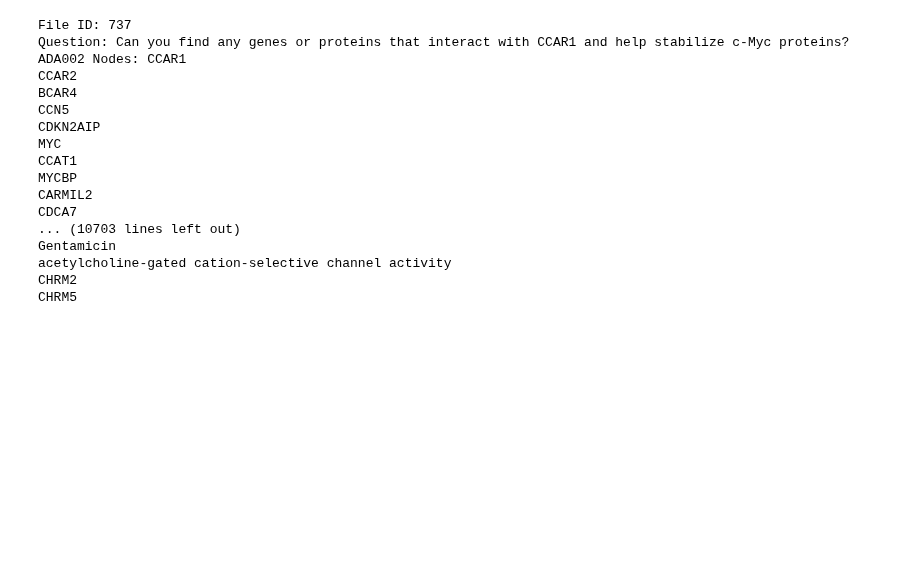
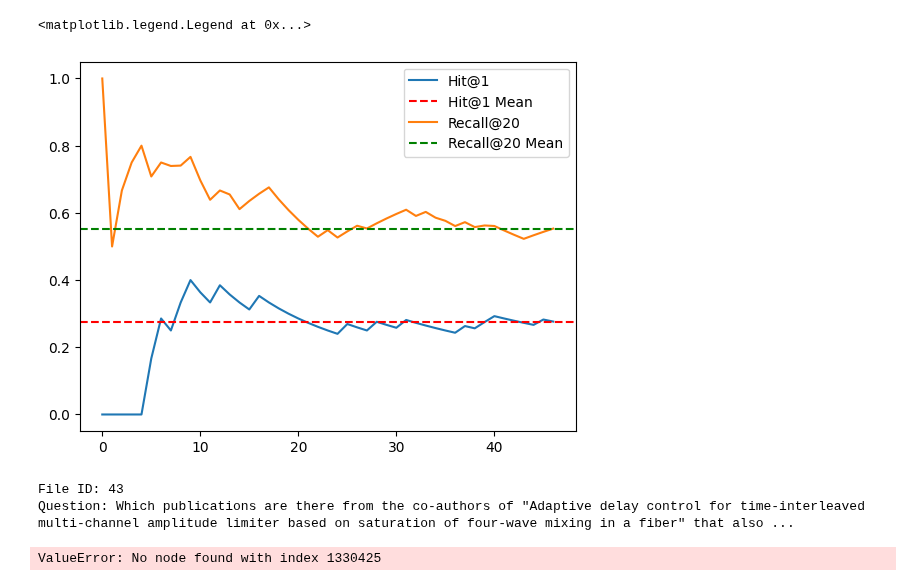
Before and after one commit to JoaquinPolonuer/graphsearch, a Jupyter notebook: notebooks/result_analysis/ada002.ipynb, the cells around one changed output. Cells and saved outputs as stored; diff of their text form; code cells hidden in the pictures; blank space fills up the shorter version.

```diff
--- a/notebooks/result_analysis/ada002.ipynb
+++ b/notebooks/result_analysis/ada002.ipynb
@@ -79,3 +81,12 @@ df["recall@20"] = df.apply(
+# %%
+plt.plot([df['hit@1'].iloc[:i].mean() for i in range(1, len(df) + 1)], label='Hit@1')
+plt.axhline(y=df['hit@1'].mean(), color='r', linestyle='--', label='Hit@1 Mean')
+plt.plot([df['recall@20'].iloc[:i].mean() for i in range(1, len(df) + 1)], label='Recall@20')
+plt.axhline(y=df['recall@20'].mean(), color='g', linestyle='--', label='Recall@20 Mean')
+plt.legend()
+# %% [output]
+<matplotlib.legend.Legend at 0x...>
+[figure, added]
 # %%
 try:
     graph
@@ -89,25 +100,11 @@ for _, row in df[df["recall@20"] == 0.0].iterrows():
     print(f"Question: {row['question']}")
 
     ada002_indices = row["ada002_indices"]
-    nodes = [graph.get_node_by_index(idx) for idx in ada002_indices][:20]
+    nodes = [graph.get_node_by_index(idx) for idx in ada002_indices][:10]
     print("ADA002 Nodes:", "\n".join([node.name for node in nodes]))
 
     print()
 # %% [output]
-File ID: 737
-Question: Can you find any genes or proteins that interact with CCAR1 and help stabilize c-Myc proteins?
-ADA002 Nodes: CCAR1
-CCAR2
-BCAR4
-CCN5
-CDKN2AIP
-MYC
-CCAT1
-MYCBP
-CARMIL2
-CDCA7
-... (10703 lines left out)
-Gentamicin
-acetylcholine-gated cation-selective channel activity
-CHRM2
-CHRM5
+File ID: 43
+Question: Which publications are there from the co-authors of "Adaptive delay control for time-interleaved multi-channel amplitude limiter based on saturation of four-wave mixing in a fiber" that also ...
+ValueError: No node found with index 1330425
```
Also changed, not shown: parts of 2 cells of this notebook, 3 other files.
